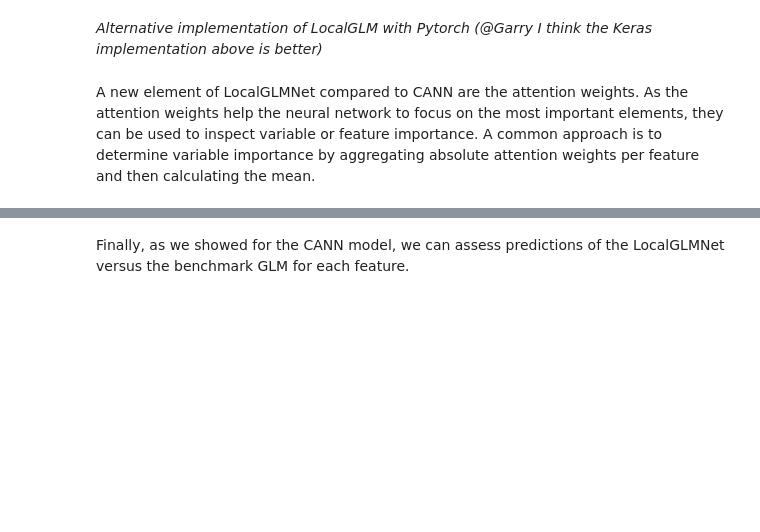
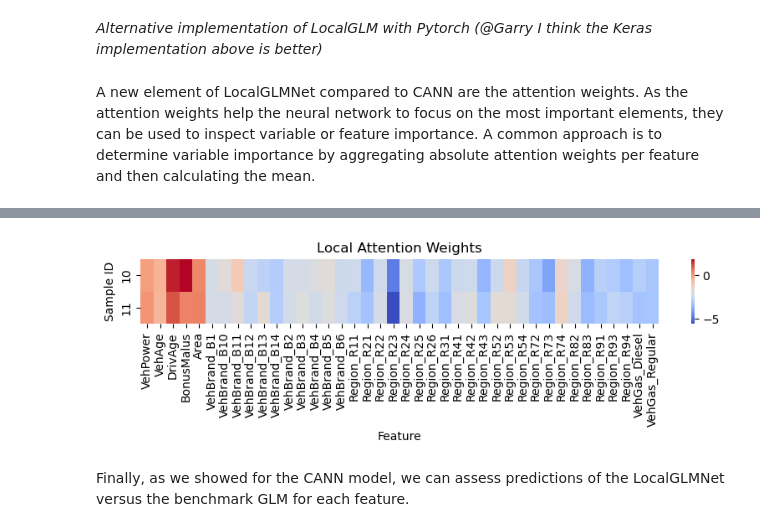
Before and after one commit to bart-custers/DL_for_Actuaries, a Jupyter notebook: notebooks/DL_for_Actuaries.ipynb, the cells around one changed output, grey strips where cells are left out. Drawn from its saved outputs; the diff is of its cells as text; code cells hidden in the pictures; blank space fills up the shorter version.

Commit message:
added local explanations

```diff
--- a/notebooks/DL_for_Actuaries.ipynb
+++ b/notebooks/DL_for_Actuaries.ipynb
@@ -702,0 +706,10 @@ plt.show()
+# %%
+# Get the attention layer output model
+attention_layer = localglm_model.get_layer("Attention")
+attention_model = tf.keras.Model(inputs=localglm_model.input, outputs=attention_layer.output)
+
+# Predict attention weights for the given sample
+attention_values = attention_model.predict([X_test, np.ones((X_test.shape[0], 1))])
+
+# Convert to DataFrame
+explanations_df = pd.DataFrame(attention_values, columns=feature_names)
@@ -703,3 +718,17 @@ plt.show()
+# %%
+# Now create a function that will plot local attention weights for a given record
+def plot_local_explanations(local_explanations, sample_ids):
+
+    plt.figure(figsize=(10, len(sample_ids) * 0.5))
+    sns.heatmap(local_explanations.loc[sample_ids], cmap="coolwarm", annot=False)
+    plt.xlabel("Feature")
+    plt.ylabel("Sample ID")
+    plt.title("Local Attention Weights")
+    plt.show()
+# %%
+plot_local_explanations(explanations_df, sample_ids=[10, 11])
+# %% [output]
+[figure, added]
 # %% [markdown]
 Finally, as we showed for the CANN model, we can assess predictions of the LocalGLMNet versus the benchmark GLM for each feature.
 # %%
```
Also changed, not shown: parts of 19 cells of this notebook, 1 other file.
